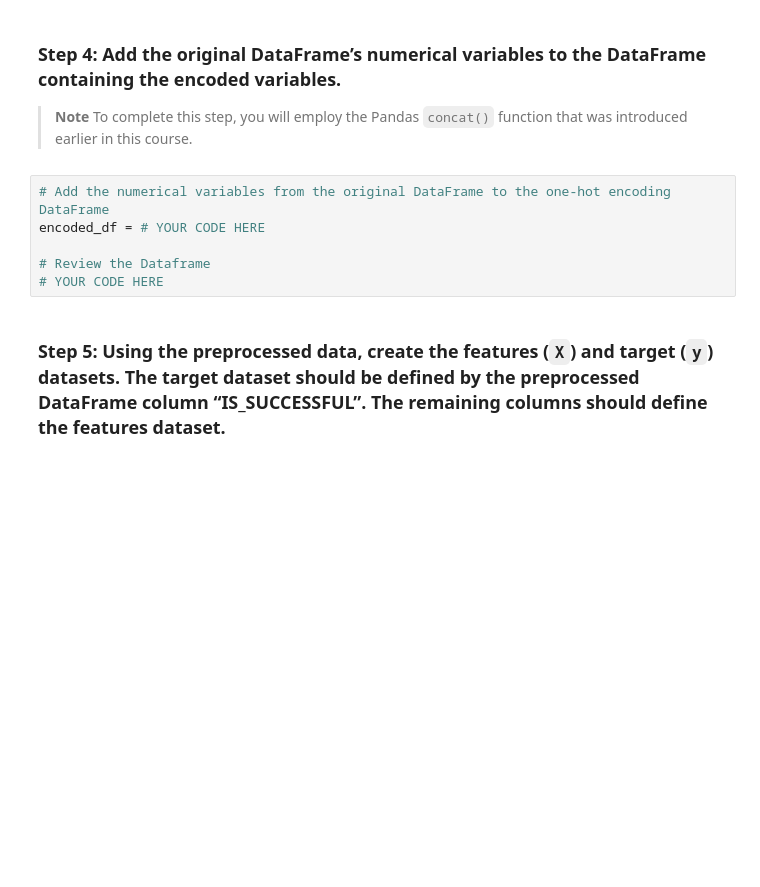
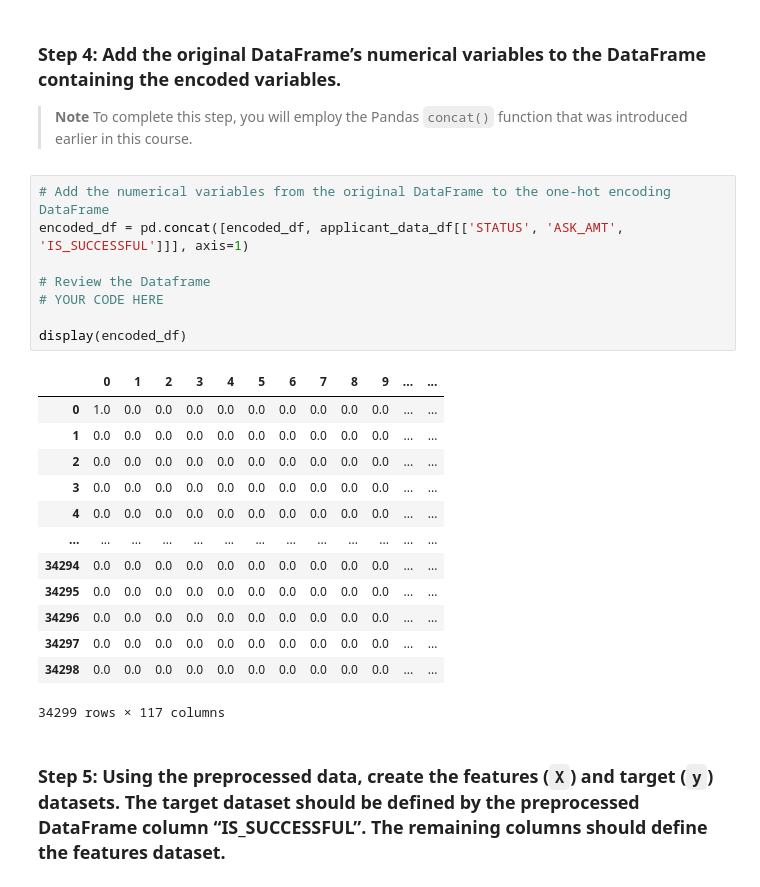
Before and after one commit to Rishi-Prasadha/RICE-FINTECH-13_Challenge, a Jupyter notebook: Starter_Code-4/venture_funding_with_deep_learning.ipynb, the cells around one changed output. Cells and saved outputs as stored; diff of their text form; blank space fills up the shorter version.

```diff
--- a/Starter_Code-4/venture_funding_with_deep_learning.ipynb
+++ b/Starter_Code-4/venture_funding_with_deep_learning.ipynb
@@ -210,10 +215,26 @@ display(encoded_df)
 > **Note** To complete this step, you will employ the Pandas `concat()` function that was introduced earlier in this course.
 # %%
 # Add the numerical variables from the original DataFrame to the one-hot encoding DataFrame
-encoded_df = # YOUR CODE HERE
+encoded_df = pd.concat([encoded_df, applicant_data_df[['STATUS', 'ASK_AMT', 'IS_SUCCESSFUL']]], axis=1)
 
 # Review the Dataframe
 # YOUR CODE HERE
+
+display(encoded_df)
+# %% [output]
+|  | 0 | 1 | 2 | 3 | 4 | 5 | 6 | 7 | 8 | 9 | ... | ... |
+| 0 | 1.0 | 0.0 | 0.0 | 0.0 | 0.0 | 0.0 | 0.0 | 0.0 | 0.0 | 0.0 | ... | ... |
+| 1 | 0.0 | 0.0 | 0.0 | 0.0 | 0.0 | 0.0 | 0.0 | 0.0 | 0.0 | 0.0 | ... | ... |
+| 2 | 0.0 | 0.0 | 0.0 | 0.0 | 0.0 | 0.0 | 0.0 | 0.0 | 0.0 | 0.0 | ... | ... |
+| 3 | 0.0 | 0.0 | 0.0 | 0.0 | 0.0 | 0.0 | 0.0 | 0.0 | 0.0 | 0.0 | ... | ... |
+| 4 | 0.0 | 0.0 | 0.0 | 0.0 | 0.0 | 0.0 | 0.0 | 0.0 | 0.0 | 0.0 | ... | ... |
+| ... | ... | ... | ... | ... | ... | ... | ... | ... | ... | ... | ... | ... |
+| 34294 | 0.0 | 0.0 | 0.0 | 0.0 | 0.0 | 0.0 | 0.0 | 0.0 | 0.0 | 0.0 | ... | ... |
+| 34295 | 0.0 | 0.0 | 0.0 | 0.0 | 0.0 | 0.0 | 0.0 | 0.0 | 0.0 | 0.0 | ... | ... |
+| 34296 | 0.0 | 0.0 | 0.0 | 0.0 | 0.0 | 0.0 | 0.0 | 0.0 | 0.0 | 0.0 | ... | ... |
+| 34297 | 0.0 | 0.0 | 0.0 | 0.0 | 0.0 | 0.0 | 0.0 | 0.0 | 0.0 | 0.0 | ... | ... |
+| 34298 | 0.0 | 0.0 | 0.0 | 0.0 | 0.0 | 0.0 | 0.0 | 0.0 | 0.0 | 0.0 | ... | ... |
+34299 rows × 117 columns
 # %% [markdown]
 ### Step 5: Using the preprocessed data, create the features (`X`) and target (`y`) datasets. The target dataset should be defined by the preprocessed DataFrame column “IS_SUCCESSFUL”. The remaining columns should define the features dataset.
 # %%
```
Also changed, not shown: parts of 28 cells of this notebook, 1 other file.
